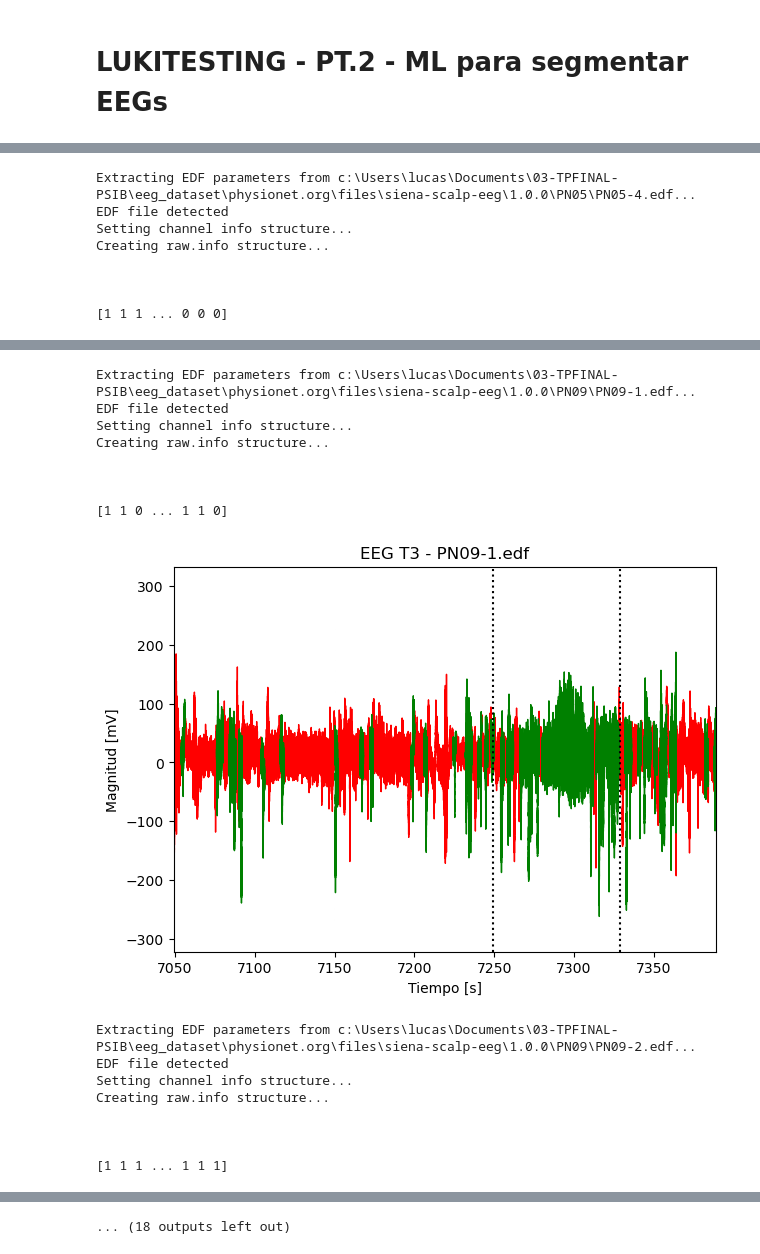
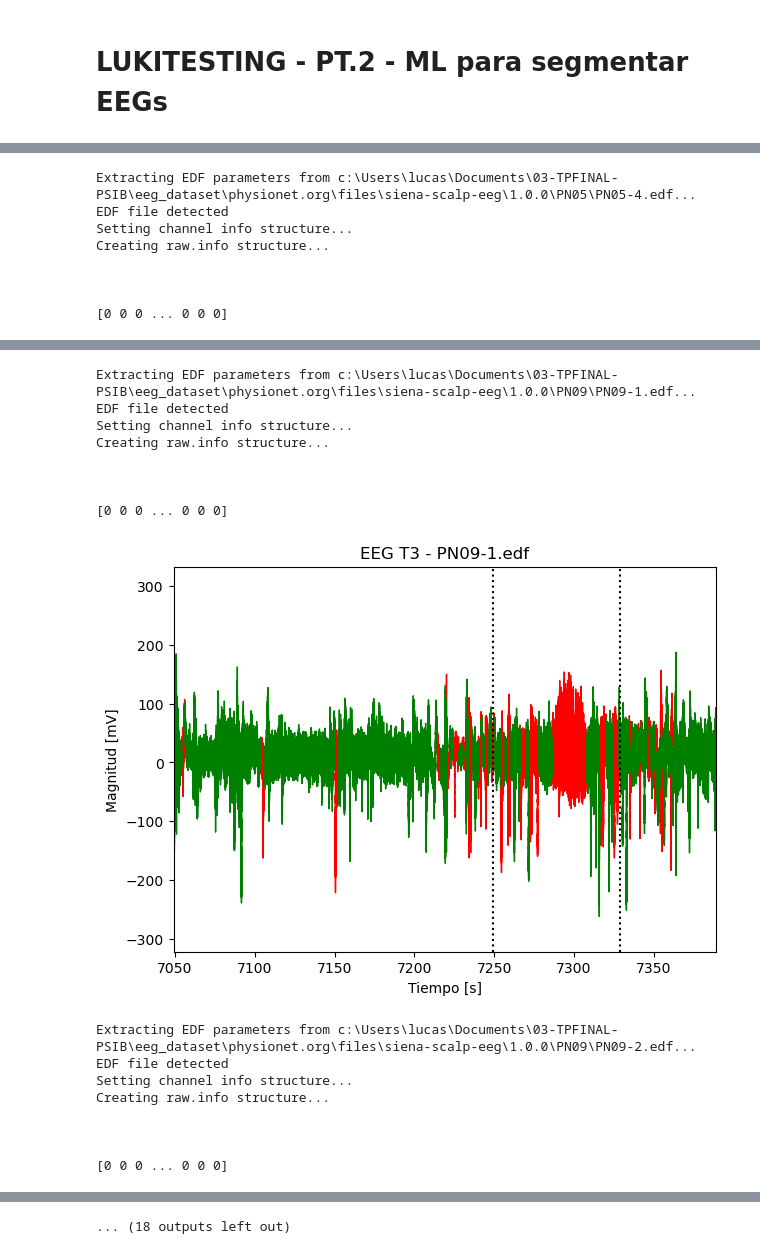
Before and after one commit to gonzagrau/epilepsy_detection, a Jupyter notebook: extract_features_all_lukitest.ipynb, the cells around one changed output, grey strips where cells are left out. Drawn from its saved outputs; the diff is of its cells as text; code cells hidden in the pictures.

```diff
--- a/extract_features_all_lukitest.ipynb
+++ b/extract_features_all_lukitest.ipynb
@@ -196,6 +215,6 @@ alpha_star = 2.200000000000001
 # %%
 # testeamos en un modelo lineal
-linear_model = LinearSVC(dual=True,max_iter=2000)
+linear_model = LinearSVC(dual=True,max_iter=2000,C=C_star)
 linear_model.fit(train_x, train_y)
 predictions = linear_model.predict(test_x)
 print(accuracy_score(test_y, predictions))
@@ -246,7 +265,7 @@ Text(50.72222222222221, 0.5, 'True label')
 modelos = []
 scores = []
 
-iteraciones = 1000
+iteraciones = 100
 
 with warnings.catch_warnings():
     warnings.simplefilter("ignore")
@@ -278,6 +297,7 @@ predictions = modelo_star.predict(test_x)
 print(accuracy_score(test_y, predictions))
 cm = confusion_matrix(test_y, predictions)
 
+clasificaciones = ["No epilepsia","Epilepsia"]
 cm_df = pd.DataFrame(data=cm,index=clasificaciones,columns=clasificaciones)
 
 ax = sns.heatmap(cm_df, cmap='Blues', annot=True)
@@ -292,6 +312,8 @@ Text(50.72222222222221, 0.5, 'True label')
 # %%
 with open('lukimodel_LinSVC_wl2_AllCh', 'rb') as file:
     modelo_leido = pickle.load(file)
+# %%
+modelo_leido = modelo_star
 # %%
 channels = ['EEG T3', 'EEG T5', 'EEG F7', 'EEG F3', 'EEG C3', 'EEG P3']
 indexes = []
@@ -354,7 +376,7 @@ with warnings.catch_warnings():
 
         #5.1: Potencia
         more_pot = pot4signals(arr_filtered_seg_sig, fs, divisor=1)
-        pot_names = [f"potAbs{band.capitalize()}" for band in BANDAS.keys()]
+        pot_names = [f"potRel{band.capitalize()}" for band in BANDAS.keys()]
 
         #5.2: Estadistica
         stat_data = stats_features(arr_filtered_seg_sig)
@@ -436,4 +458,4 @@ Creating raw.info structure...
 
 
 
-[1 1 1 ... 0 0 0]
+[0 0 0 ... 0 0 0]
@@ -441,12 +463,12 @@ Creating raw.info structure...
 Extracting EDF parameters from c:\Users\lucas\Documents\03-TPFINAL-PSIB\eeg_dataset\physionet.org\files\siena-scalp-eeg\1.0.0\PN09\PN09-1.edf...
 EDF file detected
 Setting channel info structure...
 Creating raw.info structure...
 
 
 
-[1 1 0 ... 1 1 0]
+[0 0 0 ... 0 0 0]
-[figure, old version]
+[figure, new version]
 Extracting EDF parameters from c:\Users\lucas\Documents\03-TPFINAL-PSIB\eeg_dataset\physionet.org\files\siena-scalp-eeg\1.0.0\PN09\PN09-2.edf...
 EDF file detected
 Setting channel info structure...
@@ -454,4 +476,4 @@ Creating raw.info structure...
 
 
 
-[1 1 1 ... 1 1 1]
+[0 0 0 ... 0 0 0]
```
Also changed, not shown: parts of 9 cells of this notebook, 2 other files.
